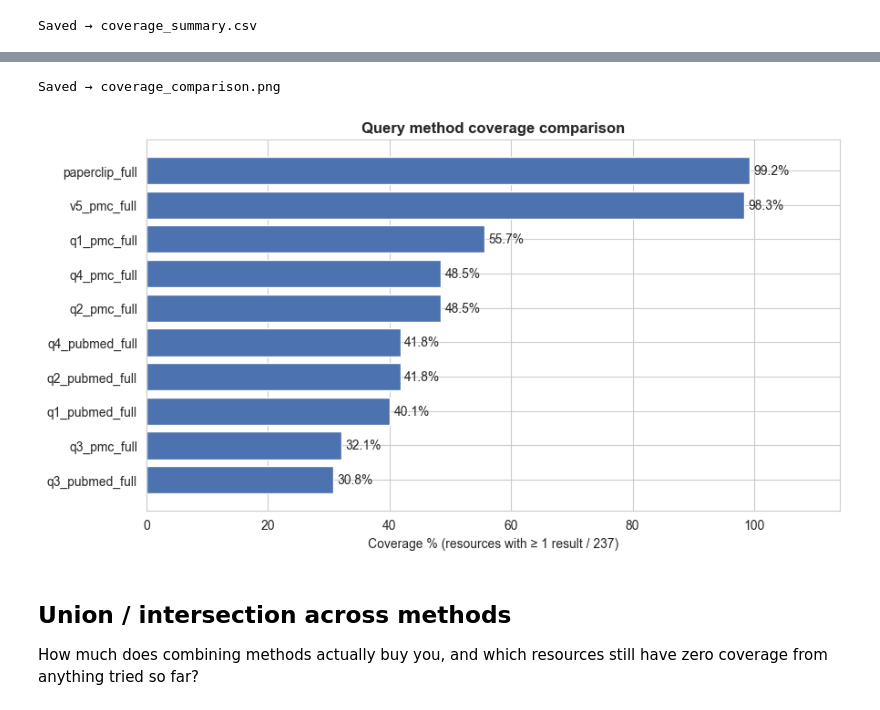
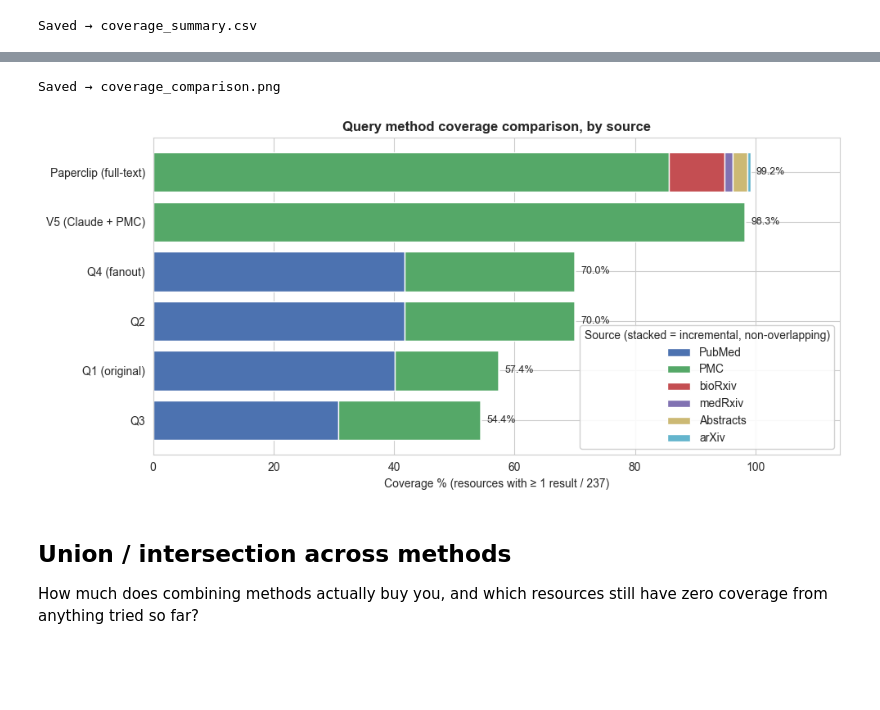
Before and after one commit to NIH-CARD/CARD_catalog_v0, a Jupyter notebook: docs/plans/paperclip/experiments/coverage_comparison_queries.ipynb, the cells around one changed output, grey strips where cells are left out. Saved outputs shown, nothing was run; the diff lists cells and outputs as text; code cells hidden in the pictures; blank space fills up the shorter version.

```diff
--- a/docs/plans/paperclip/experiments/coverage_comparison_queries.ipynb
+++ b/docs/plans/paperclip/experiments/coverage_comparison_queries.ipynb
@@ -84,20 +143,42 @@ Saved → coverage_summary.csv
 # %%
-order = coverage_df.sort_values("Coverage %")
-fig, ax = plt.subplots(figsize=(9, max(3, 0.5 * len(order))))
-bars = ax.barh(order["Method"], order["Coverage %"], color="#4C72B0")
-ax.set_xlabel(f"Coverage % (resources with \u2265 1 result / {len(all_resources)})")
-ax.set_title("Query method coverage comparison", fontweight="bold")
-ax.bar_label(bars, fmt="%.1f%%", padding=3)
-ax.set_xlim(0, max(order["Coverage %"].max() * 1.15, 10))
+source_colors = {
+    "PubMed": "#4C72B0",
+    "PMC": "#55A868",
+    "bioRxiv": "#C44E52",
+    "medRxiv": "#8172B2",
+    "Abstracts": "#CCB974",
+    "arXiv": "#64B5CD",
+    "Other": "#999999",
+}
+
+totals = stack_df.groupby("Method")["Incremental %"].sum()
+method_order = totals.sort_values().index.tolist()
+
+fig, ax = plt.subplots(figsize=(10, max(3, 0.8 * len(method_order))))
+left = pd.Series(0.0, index=method_order)
+for source in [s for s in source_colors if s in stack_df["Source"].unique()]:
+    seg = stack_df[stack_df["Source"] == source].set_index("Method")["Incremental %"].reindex(method_order).fillna(0)
+    if seg.sum() == 0:
+        continue
+    ax.barh(method_order, seg, left=left[method_order], color=source_colors[source], label=source)
+    left += seg
+
+for i, m in enumerate(method_order):
+    ax.text(totals[m] + 1, i, f"{totals[m]:.1f}%", va="center", fontsize=9)
+
+ax.set_xlabel(f"Coverage % (resources with ≥ 1 result / {len(all_resources)})")
+ax.set_title("Query method coverage comparison, by source", fontweight="bold")
+ax.set_xlim(0, max(totals.max() * 1.15, 10))
+ax.legend(loc="lower right", framealpha=0.9, title="Source (stacked = incremental, non-overlapping)")
 plt.tight_layout()
 
 out_png = EXPERIMENTS_DIR / "coverage_comparison.png"
 fig.savefig(out_png, dpi=180, bbox_inches="tight")
-print(f"Saved \u2192 {out_png}")
+print(f"Saved → {out_png}")
 plt.show()
 # %% [output]
 Saved → coverage_comparison.png
-[figure, old version]
+[figure, new version]
 # %% [markdown]
 ## Union / intersection across methods
 
```
Also changed, not shown: parts of 5 cells of this notebook, 5 other files.
